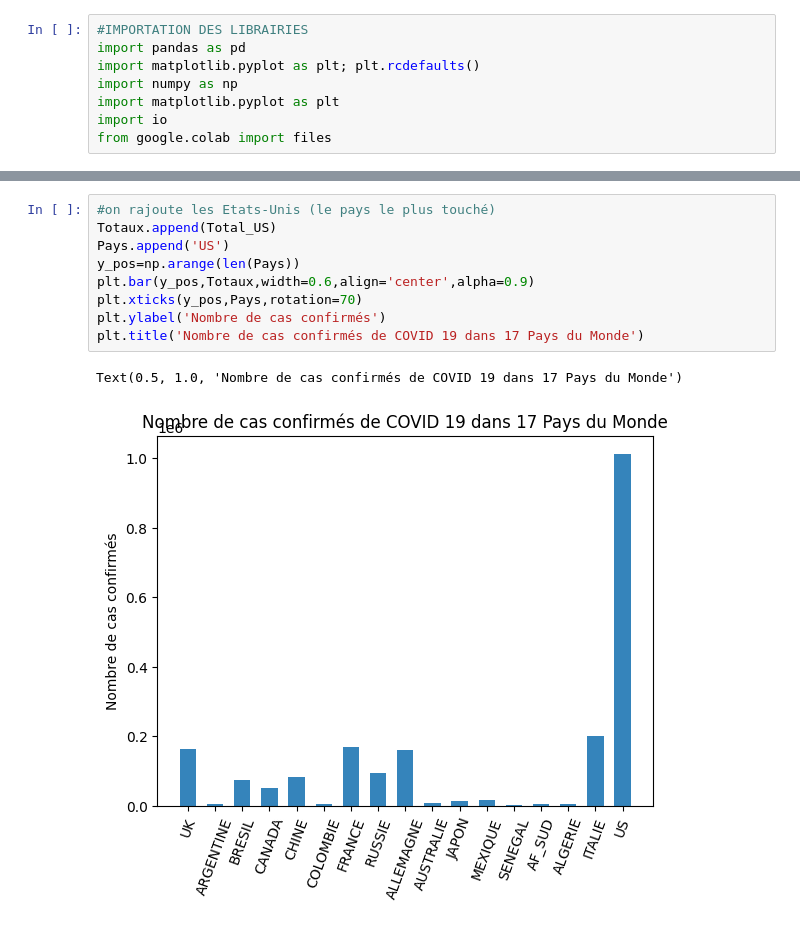
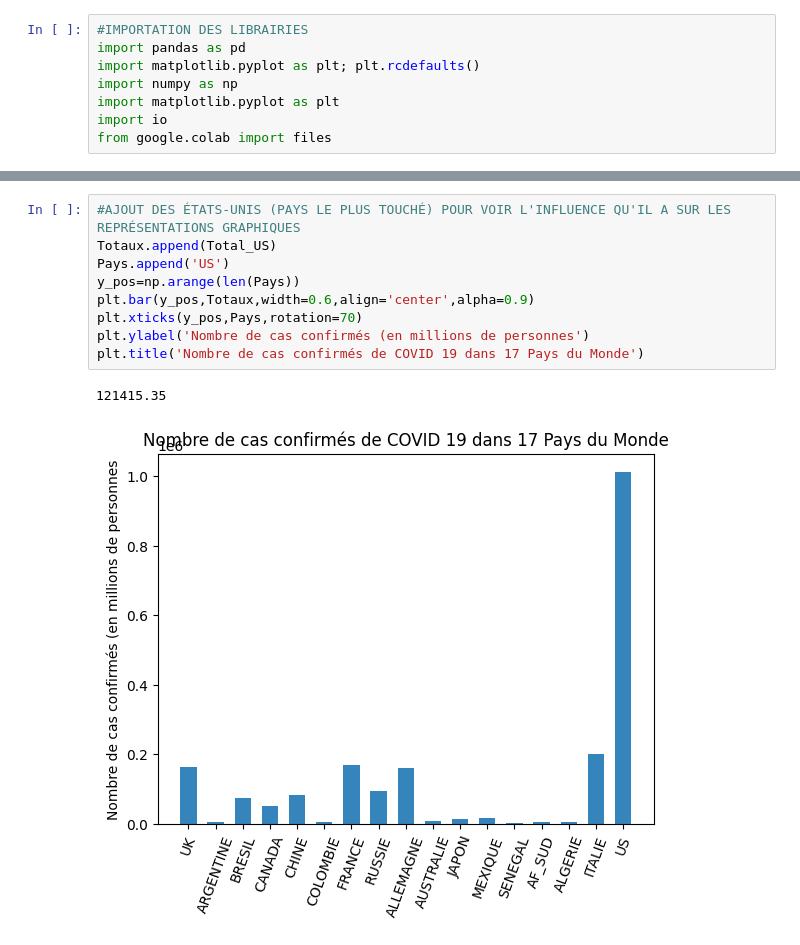
Before and after one commit to valentin-lechat/val, a Jupyter notebook: Data_Project_COVID19.ipynb, the cells around one changed output, grey strips where cells are left out. Drawn from its saved outputs; the diff is of its cells as text.

```diff
--- a/Data_Project_COVID19.ipynb
+++ b/Data_Project_COVID19.ipynb
@@ -77,13 +99,13 @@ Ratio des personnes touchées dans le monde par le virus : 0.0401 %
 [figure]
 # %%
-#on rajoute les Etats-Unis (le pays le plus touché)
+#AJOUT DES ÉTATS-UNIS (PAYS LE PLUS TOUCHÉ) POUR VOIR L'INFLUENCE QU'IL A SUR LES REPRÉSENTATIONS GRAPHIQUES
 Totaux.append(Total_US)
 Pays.append('US')
 y_pos=np.arange(len(Pays))
 plt.bar(y_pos,Totaux,width=0.6,align='center',alpha=0.9)
 plt.xticks(y_pos,Pays,rotation=70)
-plt.ylabel('Nombre de cas confirmés')
+plt.ylabel('Nombre de cas confirmés (en millions de personnes')
 plt.title('Nombre de cas confirmés de COVID 19 dans 17 Pays du Monde')
 # %% [output]
-Text(0.5, 1.0, 'Nombre de cas confirmés de COVID 19 dans 17 Pays du Monde')
+121415.35
-[figure, old version]
+[figure, new version]
```
Also changed, not shown: parts of 25 cells of this notebook.
